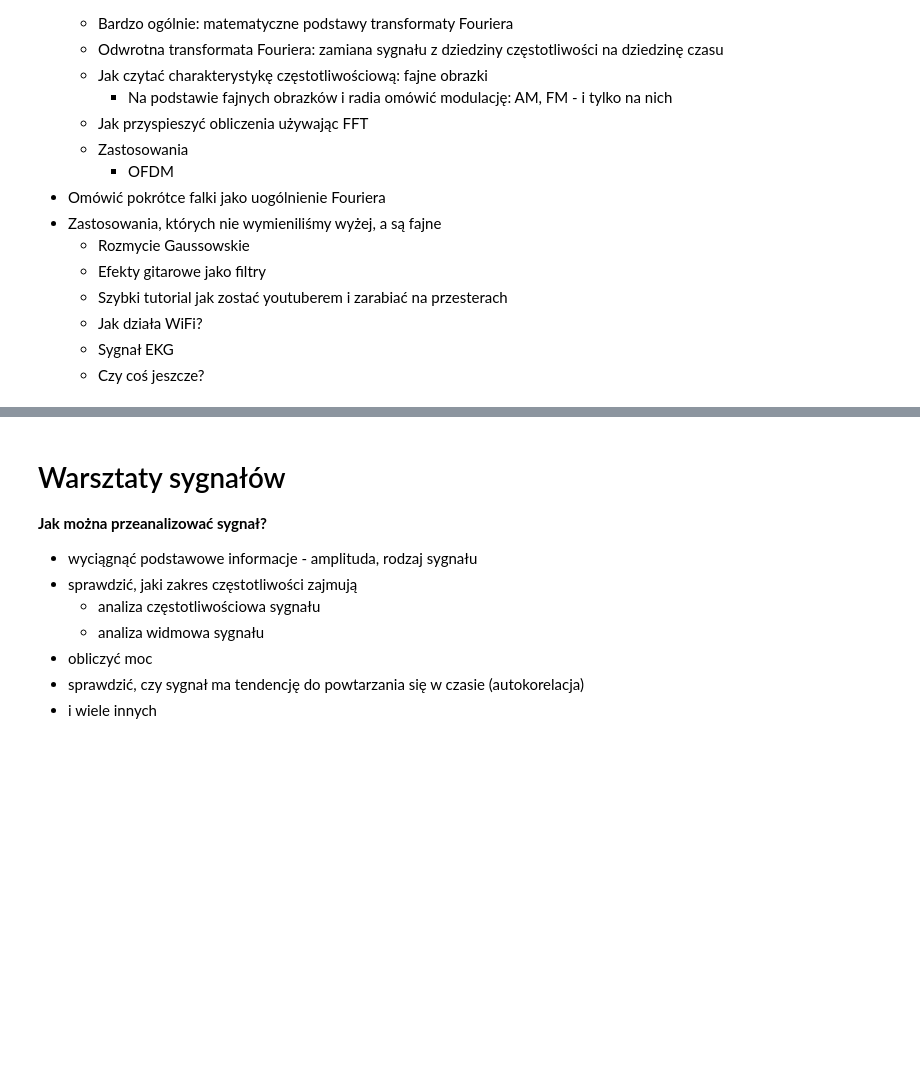
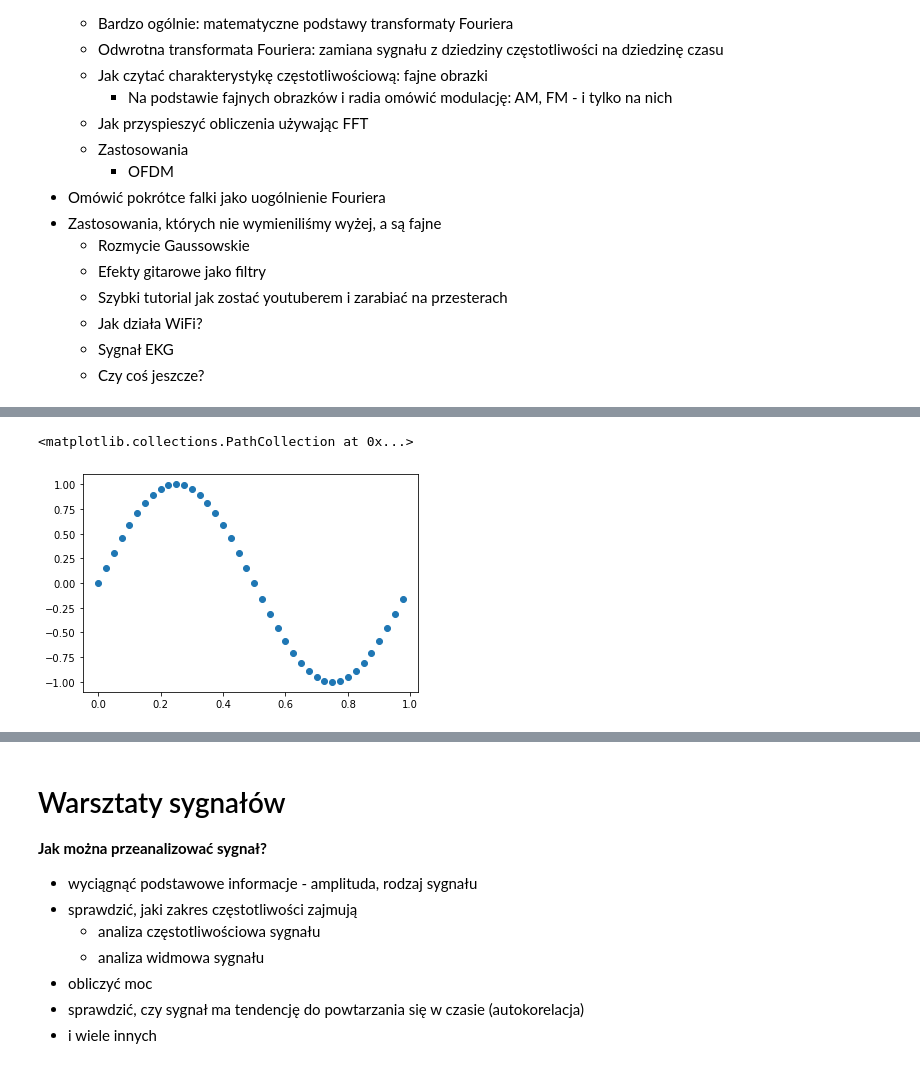
Before and after one commit to pcirrus/dsp_slideshow, a Jupyter notebook: dsp_presentation.ipynb, the cells around one changed output, grey strips where cells are left out. Saved outputs shown, nothing was run; the diff lists cells and outputs as text; code cells hidden in the pictures; blank space fills up the shorter version.

```diff
--- a/dsp_presentation.ipynb
+++ b/dsp_presentation.ipynb
@@ -37,0 +190,7 @@
+# %%
+x_series = np.arange(0, 1, 0.025)
+fig, ax = plt.subplots()
+ax.scatter(x_series, generate_sine(x_series))
+# %% [output]
+<matplotlib.collections.PathCollection at 0x...>
+[figure, added]
```
Also changed, not shown: parts of 33 cells of this notebook.
